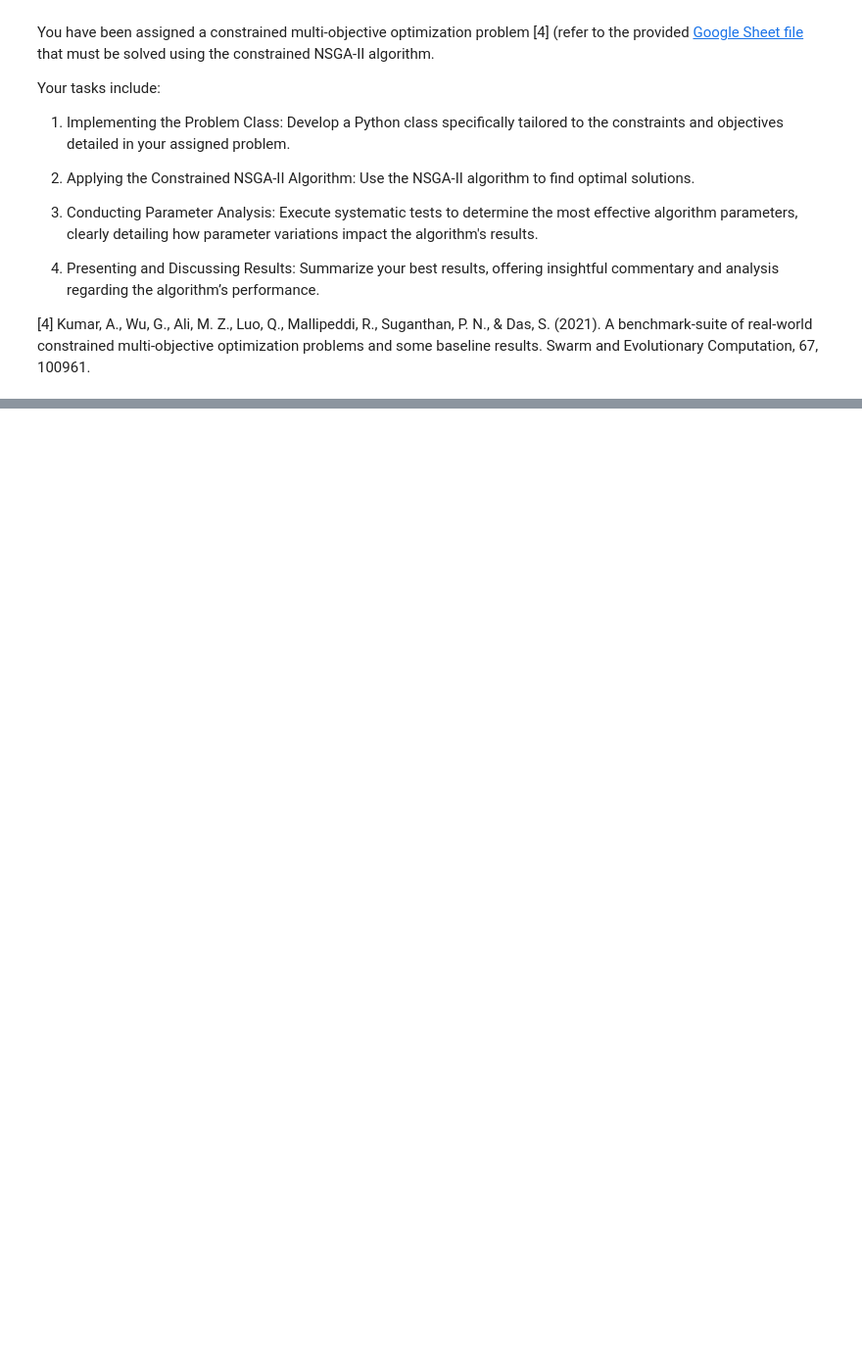
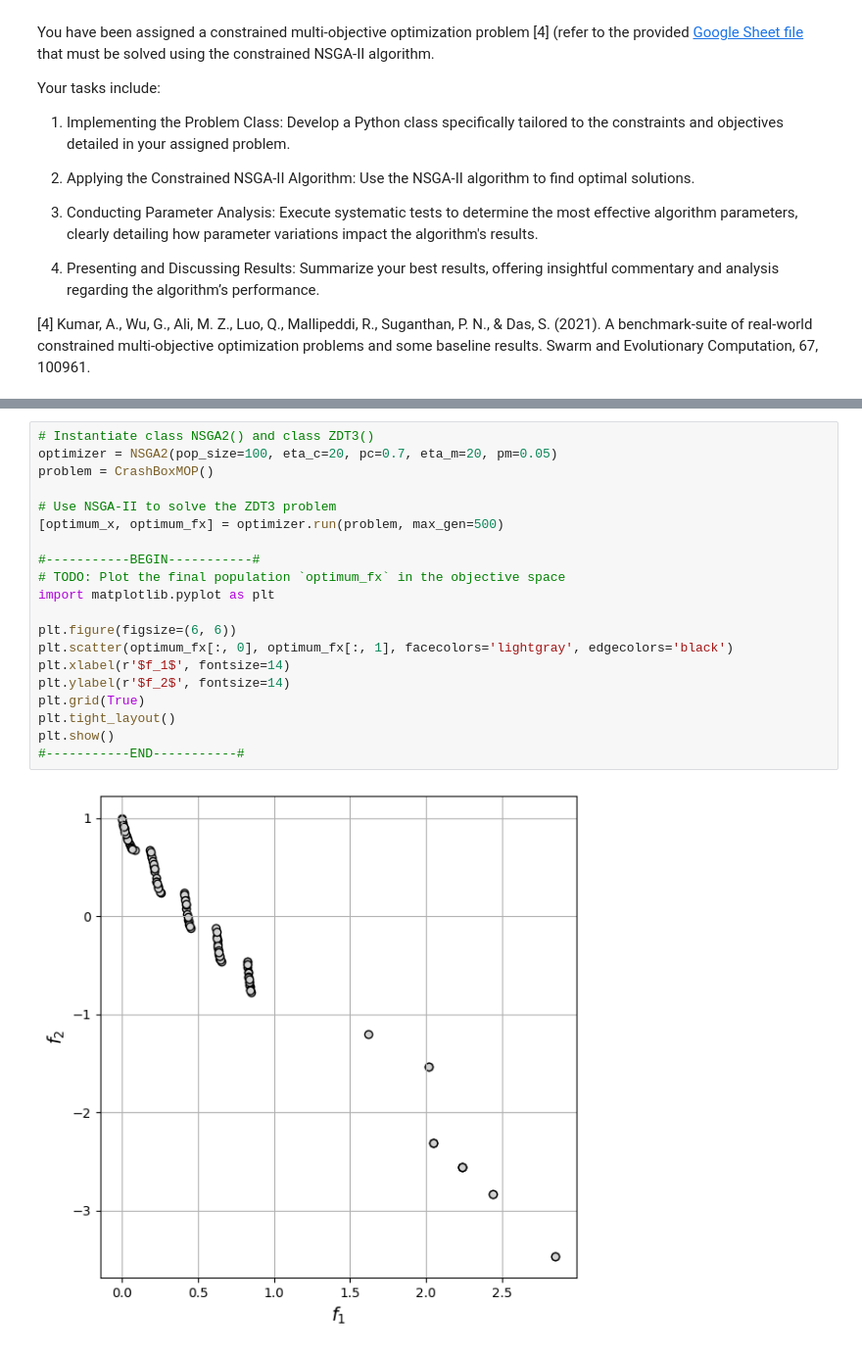
Before and after one commit to plubo/CEG5302, a Jupyter notebook: Group 17.ipynb, the cells around one changed output, grey strips where cells are left out. Shown at 98% size. Saved outputs shown, nothing was run; the diff lists cells and outputs as text; blank space fills up the shorter version.

```diff
--- a/Group 17.ipynb
+++ b/Group 17.ipynb
@@ -951,2 +1021,24 @@ Your tasks include:
 
 #-----------END-----------#
+# %%
+# Instantiate class NSGA2() and class ZDT3()
+optimizer = NSGA2(pop_size=100, eta_c=20, pc=0.7, eta_m=20, pm=0.05)
+problem = CrashBoxMOP()
+
+# Use NSGA-II to solve the ZDT3 problem
+[optimum_x, optimum_fx] = optimizer.run(problem, max_gen=500)
+
+#-----------BEGIN-----------#
+# TODO: Plot the final population `optimum_fx` in the objective space
+import matplotlib.pyplot as plt
+
+plt.figure(figsize=(6, 6))
+plt.scatter(optimum_fx[:, 0], optimum_fx[:, 1], facecolors='lightgray', edgecolors='black')
+plt.xlabel(r'$f_1$', fontsize=14)
+plt.ylabel(r'$f_2$', fontsize=14)
+plt.grid(True)
+plt.tight_layout()
+plt.show()
+#-----------END-----------#
+# %% [output]
+[figure, added]
```
Also changed, not shown: parts of 9 cells of this notebook.
